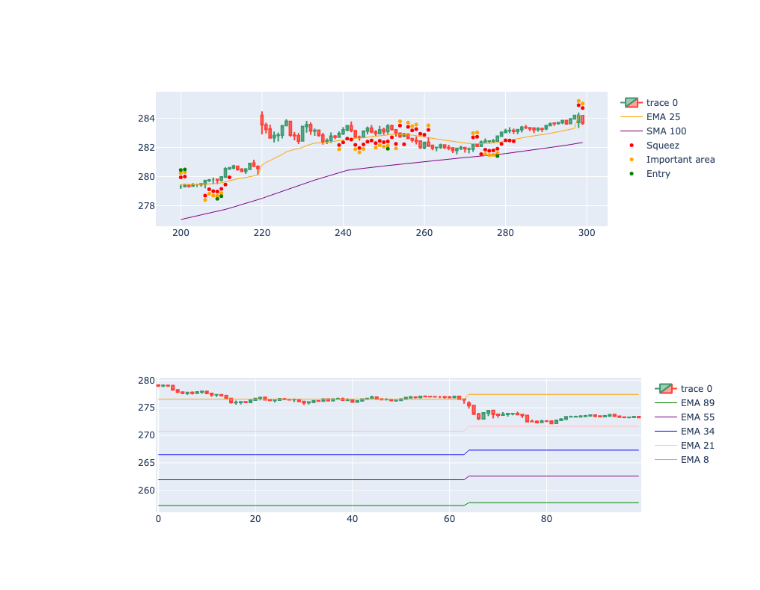
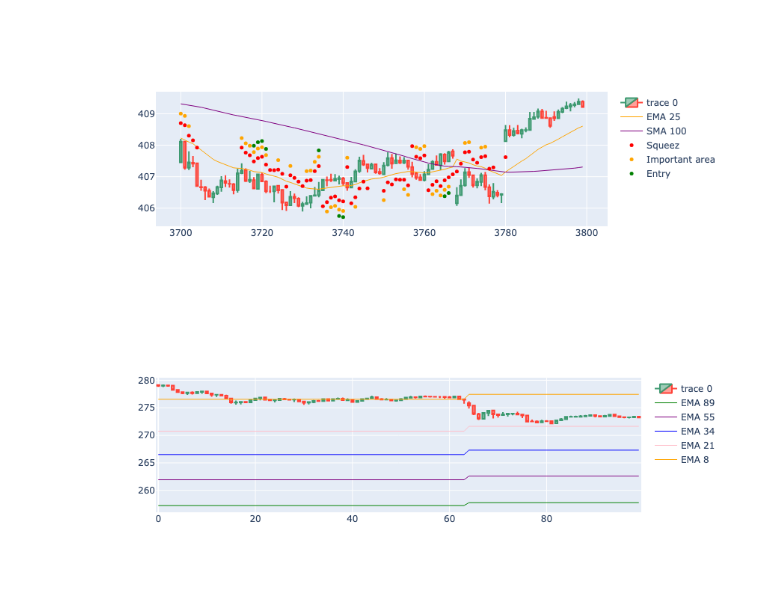
Before and after one commit to gastoncs/jupyter-docker, a Jupyter notebook: app/src/backtesting/squeez/squeez_pattern_v3.ipynb, the cells around one changed output. Cells and saved outputs as stored; diff of their text form; code cells hidden in the pictures.

```diff
--- a/app/src/backtesting/squeez/squeez_pattern_v3.ipynb
+++ b/app/src/backtesting/squeez/squeez_pattern_v3.ipynb
@@ -19,8 +19,8 @@ class POSITION(enum.Enum):
 
 class EMA25(enum.Enum):
     PRICE_ACCION_NEUTRAL_EMA = 0
-    PRICE_ACCION_UNDER_EMA = 1
-    PRICE_ACCION_OVER_EMA = 2
+    PRICE_ACCION_OVER_EMA = 1
+    PRICE_ACCION_UNDER_EMA = 2
 
 def calculateEma(df, span):
 
@@ -139,8 +139,8 @@ def detectPosibleBreak(candle)->None:
 
 if __name__ == '__main__':
 
-    df = pd.read_csv("../data/MSFT/MSFT.USUSD_Candlestick_5_M_ASK_05.10.2022-05.10.2024.csv")
-    df2 = pd.read_csv("../data/MSFT/MSFT.USUSD_Candlestick_1_D_ASK_05.10.2022-05.10.2024.csv")
+    df = pd.read_csv("../data/SPY/SPY.USUSD_Candlestick_5_M_ASK_05.10.2022-05.10.2024.csv")
+    df2 = pd.read_csv("../data/SPY/SPY.USUSD_Candlestick_1_D_ASK_05.10.2022-05.10.2024.csv")
     df2.reset_index(drop=True, inplace=True)
 
     #df=df[29100:40000]
@@ -166,7 +166,7 @@ if __name__ == '__main__':
     df['datetime_est']=pd.to_datetime(df["Gmt time"], unit='ms').dt.tz_localize('UTC').dt.tz_convert('US/Eastern')
 
     fromTodayStart = '2023-01-01 09:30:00'
-    toNow   = '2024-01-01 16:00:00'
+    toNow   = '2023-06-01 16:00:00'
     df = df[df['datetime_est'].between(fromTodayStart, toNow)]
 
     df = pd.merge(df, df2, how="right", on=["YMD"])
@@ -211,5 +211,5 @@ if __name__ == '__main__':
     #print(result.tail(100))
     #print(result.info())
 
-    print(df.head())
-    #df.to_csv('trend.csv', index=False)
+    #print(df.head())
+    df.to_csv('trend.csv', index=False)
@@ -266,37 +248,37 @@ df['posibleBreakArea'] = df.apply(lambda row: posibleBreakArea(row), axis=1)
 import plotly.io as pio
 import plotly.graph_objects as go
 
-dfpl = df[200:300]
+dfpl = df[3700:3800]
 
 fig = go.Figure(
     data=[
         go.Candlestick(
             x=dfpl.index,
             open=dfpl['open_5min'],
             high=dfpl['high_5min'],
             low=dfpl['low_5min'],
             close=dfpl['close_5min']),
         go.Scatter(
             x=dfpl.index,
             y=dfpl['ema25'],
             line=dict(color='orange', width=1),
             name="EMA 25"),
         go.Scatter(
             x=dfpl.index,
             y=dfpl['sma100'],
             line=dict(color='purple', width=1),
             name="SMA 100")
     ]
 )
 
 fig.add_scatter(x=dfpl.index, y=dfpl['squezzeArea'], mode="markers", marker=dict(size=5, color="red"), name="Squeez")
 fig.add_scatter(x=dfpl.index, y=dfpl['squeezeCloseToEmaArea'], mode="markers", marker=dict(size=5, color="orange"), name="Important area")
 fig.add_scatter(x=dfpl.index, y=dfpl['posibleBreakArea'], mode="markers", marker=dict(size=5, color="green"), name="Entry")
 
 fig.update_layout(xaxis_rangeslider_visible=False)
 fig.show()
 # %% [output]
-[figure, old version]
+[figure, new version]
 # %%
 import plotly.io as pio
 import plotly.graph_objects as go
```
Also changed, not shown: parts of 1 cell of this notebook, 2 other files.
